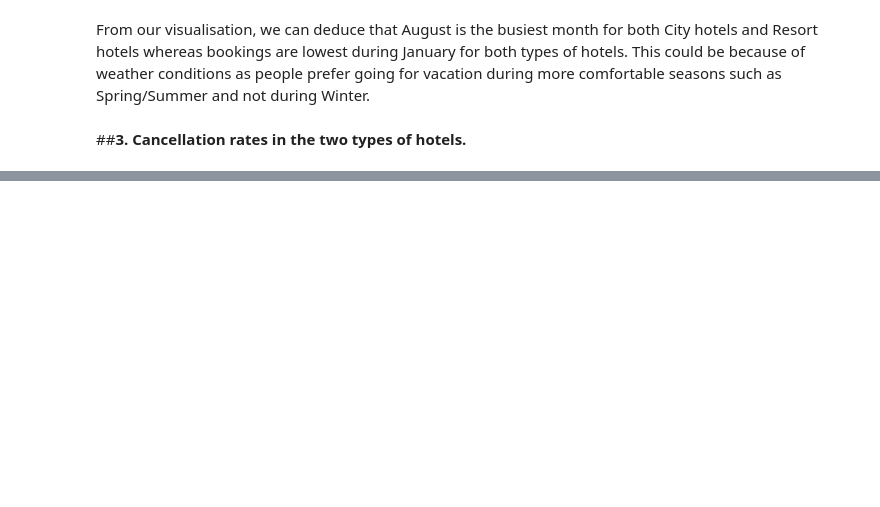
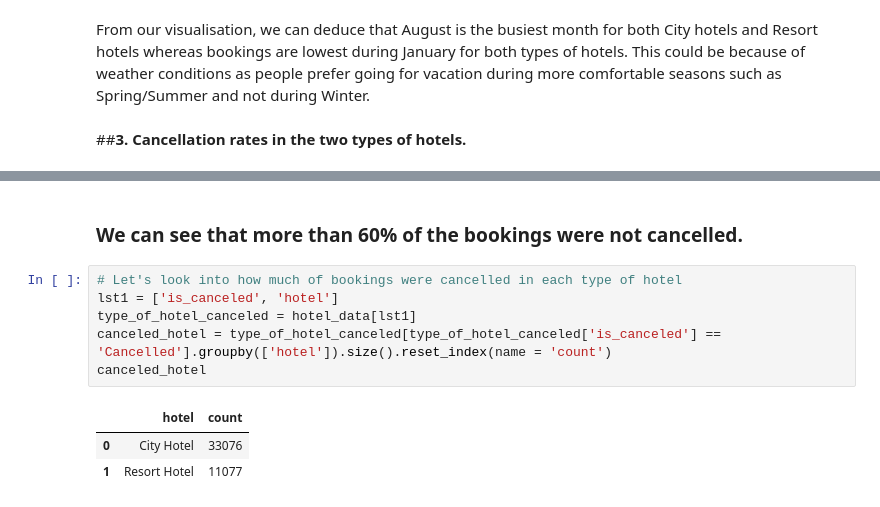
Before and after one commit to zeeshubanny/EDA-HOTEL-BOOKING, a Jupyter notebook: Hotel_Booking_Analysis_Capstone_Project.ipynb, the cells around one changed output, grey strips where cells are left out. Saved outputs shown, nothing was run; the diff lists cells and outputs as text; blank space fills up the shorter version.

```diff
--- a/Hotel_Booking_Analysis_Capstone_Project.ipynb
+++ b/Hotel_Booking_Analysis_Capstone_Project.ipynb
@@ -248,0 +249,12 @@ Text(0.5, 0, 'Bookings Cancelled')
+# %% [markdown]
+### **We can see that more than 60% of the bookings were not cancelled.**
+# %%
+# Let's look into how much of bookings were cancelled in each type of hotel
+lst1 = ['is_canceled', 'hotel']
+type_of_hotel_canceled = hotel_data[lst1]
+canceled_hotel = type_of_hotel_canceled[type_of_hotel_canceled['is_canceled'] == 'Cancelled'].groupby(['hotel']).size().reset_index(name = 'count')
+canceled_hotel
+# %% [output]
+|  | hotel | count |
+| 0 | City Hotel | 33076 |
+| 1 | Resort Hotel | 11077 |
```
Also changed, not shown: parts of 5 cells of this notebook.
